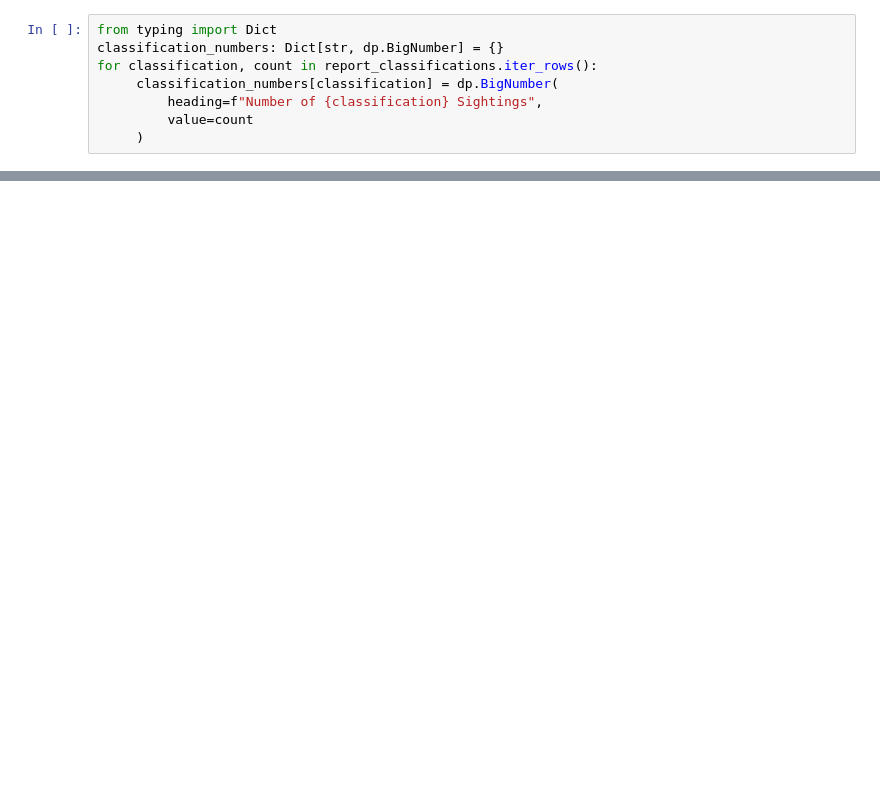
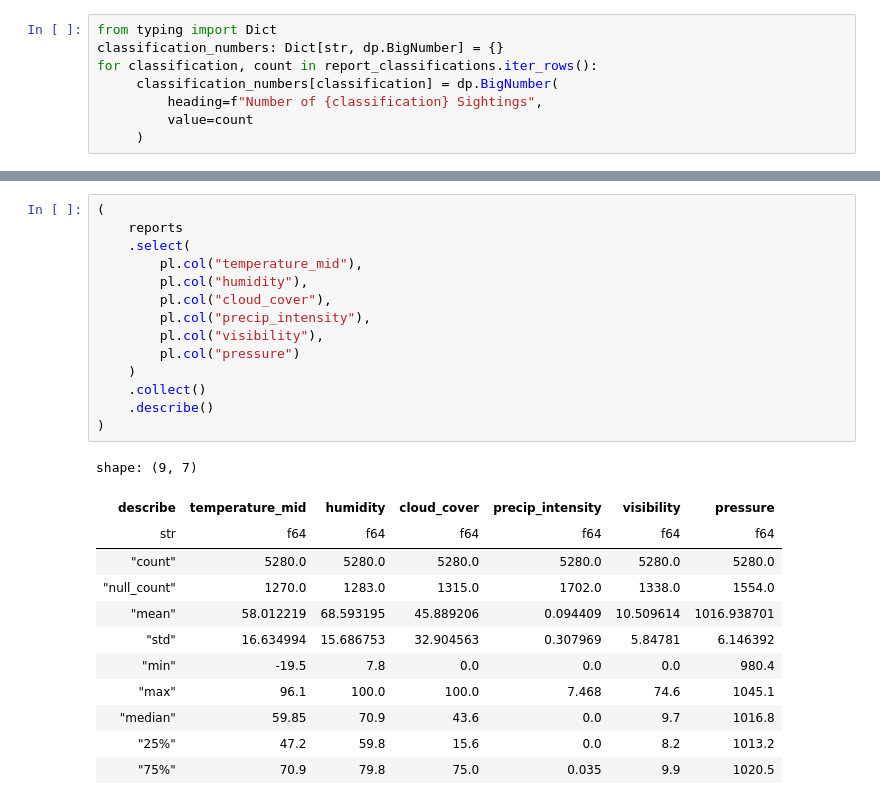
Before and after one commit to timothyrenner/bfro_sightings_data, a Jupyter notebook: notebooks/report_development.ipynb, the cells around one changed output, grey strips where cells are left out. Cells and saved outputs as stored; diff of their text form; blank space fills up the shorter version.

Commit message:
Completed first draft of report in a notebook.

```diff
--- a/notebooks/report_development.ipynb
+++ b/notebooks/report_development.ipynb
@@ -170,2 +201,29 @@ dp.Group(
 # %% [output]
 [interactive output not drawn]
+# %%
+(
+    reports
+    .select(
+        pl.col("temperature_mid"),
+        pl.col("humidity"),
+        pl.col("cloud_cover"),
+        pl.col("precip_intensity"),
+        pl.col("visibility"),
+        pl.col("pressure")
+    )
+    .collect()
+    .describe()
+)
+# %% [output]
+shape: (9, 7)
+| describe | temperature_mid | humidity | cloud_cover | precip_intensity | visibility | pressure |
+| str | f64 | f64 | f64 | f64 | f64 | f64 |
+| "count" | 5280.0 | 5280.0 | 5280.0 | 5280.0 | 5280.0 | 5280.0 |
+| "null_count" | 1270.0 | 1283.0 | 1315.0 | 1702.0 | 1338.0 | 1554.0 |
+| "mean" | 58.012219 | 68.593195 | 45.889206 | 0.094409 | 10.509614 | 1016.938701 |
+| "std" | 16.634994 | 15.686753 | 32.904563 | 0.307969 | 5.84781 | 6.146392 |
+| "min" | -19.5 | 7.8 | 0.0 | 0.0 | 0.0 | 980.4 |
+| "max" | 96.1 | 100.0 | 100.0 | 7.468 | 74.6 | 1045.1 |
+| "median" | 59.85 | 70.9 | 43.6 | 0.0 | 9.7 | 1016.8 |
+| "25%" | 47.2 | 59.8 | 15.6 | 0.0 | 8.2 | 1013.2 |
+| "75%" | 70.9 | 79.8 | 75.0 | 0.035 | 9.9 | 1020.5 |
```
Also changed, not shown: parts of 15 cells of this notebook.
